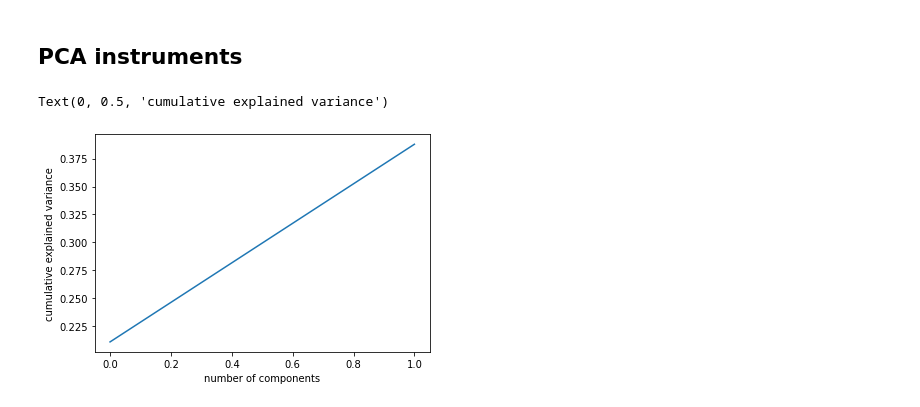
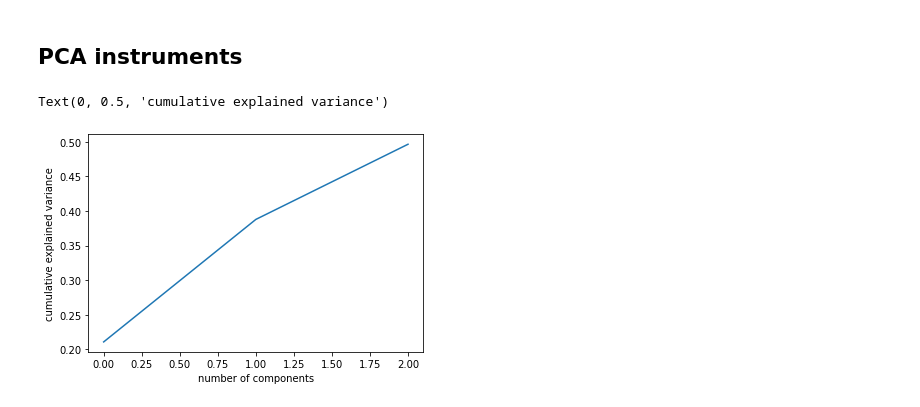
Before and after one commit to jaimeoliver1/social_capital_in_trade_networks, a Jupyter notebook: notebooks/01_gravity_pca_instrumental_variables.ipynb, the cells around one changed output. Saved outputs shown, nothing was run; the diff lists cells and outputs as text; code cells hidden in the pictures.

```diff
--- a/notebooks/01_gravity_pca_instrumental_variables.ipynb
+++ b/notebooks/01_gravity_pca_instrumental_variables.ipynb
@@ -27,5 +47,5 @@ df_model_instruments = df_model.merge(df_instruments, on = ['country', 'year'],
 # %%
-n_endog = 2
+n_endog = 3
 
 pipe = Pipeline([
         ('scale', StandardScaler()),
@@ -90,27 +110,27 @@ id: 0x7fd6cc6a1890
 # %% [markdown]
 ## PCA instruments
 # %%
-n_instruments = 2
+n_instruments = 3
 
-pipe = Pipeline([
+pipe_instruments = Pipeline([
         ('scale', StandardScaler()),
         ('reduce_dims', PCA(n_components=n_instruments))]
         )
 
-df_model_instruments[[f'instrument_pca_{i}' for i in range(n_instruments)]] = pipe.fit_transform(df_model_instruments[instrument_features].fillna(0))
+df_model_instruments[[f'instrument_pca_{i}' for i in range(n_instruments)]] = pipe_instruments.fit_transform(df_model_instruments[instrument_features].fillna(0))
 
-pipe = Pipeline([
+pipe_instruments = Pipeline([
         ('scale', StandardScaler()),
         ('reduce_dims', PCA(n_components=n_instruments))]
         )
-pipe.fit(df_model_instruments[instrument_features].fillna(0))
+pipe_instruments.fit(df_model_instruments[instrument_features].fillna(0))
 
-plt.plot(np.cumsum(pipe['reduce_dims'].explained_variance_ratio_))
+plt.plot(np.cumsum(pipe_instruments['reduce_dims'].explained_variance_ratio_))
 plt.xlabel('number of components')
 plt.ylabel('cumulative explained variance')
 # %% [output]
 Text(0, 0.5, 'cumulative explained variance')
-[figure, old version]
+[figure, new version]
 # %%
 pca_variables = [f'pca_{i}' for i in range(n_endog)]
 pca_instrument_variables = [f'instrument_pca_{i}' for i in range(n_instruments)]
```
Also changed, not shown: parts of 8 cells of this notebook, 2 other files.
